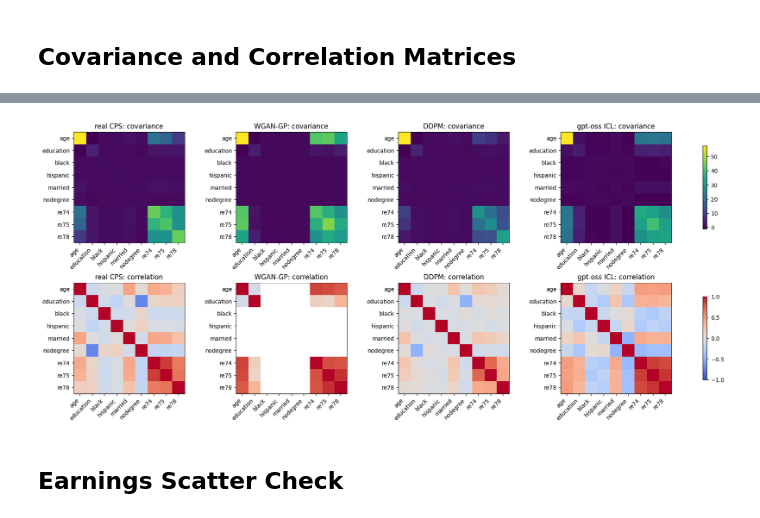
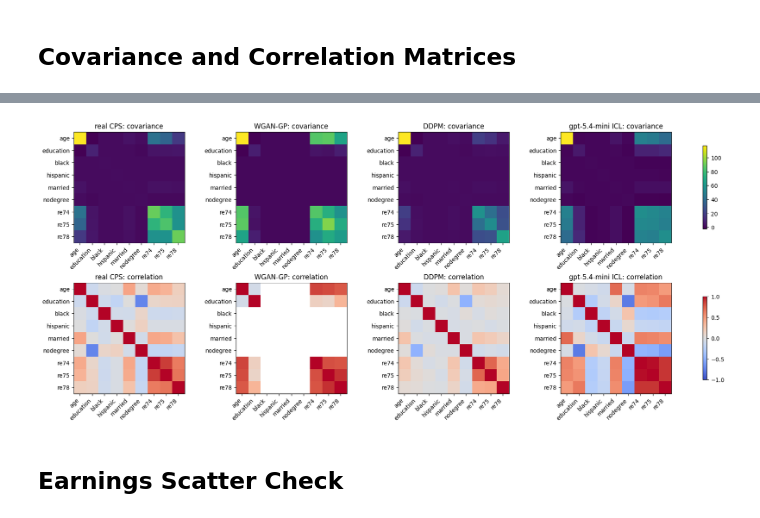
Before and after one commit to apoorvalal/torchonometrics, a Jupyter notebook: nb/lalonde_cps_simdgp_application.ipynb, the cells around one changed output, grey strips where cells are left out. Drawn from its saved outputs; the diff is of its cells as text; code cells hidden in the pictures.

Commit message:
Switch CPS ICL notebook to gpt-5.4-mini API

```diff
--- a/nb/lalonde_cps_simdgp_application.ipynb
+++ b/nb/lalonde_cps_simdgp_application.ipynb
@@ -499,30 +537,30 @@ matrix_distance_table()
 # %%
 plot_sets = [("real CPS", real), ("WGAN-GP", wgan_df), ("DDPM", ddpm_df)]
 if gptoss_df is not None:
-    plot_sets.append(("gpt-oss ICL", gptoss_df))
+    plot_sets.append(("gpt-5.4-mini ICL", gptoss_df))
 
 fig, axes = plt.subplots(2, len(plot_sets), figsize=(4.4 * len(plot_sets), 7.5), constrained_layout=True)
 if len(plot_sets) == 1:
     axes = np.asarray(axes).reshape(2, 1)
 
 for j, (name, df) in enumerate(plot_sets):
     cov = covariance_matrix(df)
     corr = correlation_matrix(df)
     im0 = axes[0, j].imshow(cov, cmap="viridis")
     axes[0, j].set_title(f"{name}: covariance")
     im1 = axes[1, j].imshow(corr, cmap="coolwarm", vmin=-1, vmax=1)
     axes[1, j].set_title(f"{name}: correlation")
     for ax in axes[:, j]:
         ax.set_xticks(range(len(matrix_columns)))
         ax.set_xticklabels(matrix_columns, rotation=45, ha="right")
         ax.set_yticks(range(len(matrix_columns)))
         ax.set_yticklabels(matrix_columns)
 
 fig.colorbar(im0, ax=axes[0, :], shrink=0.75, location="right")
 fig.colorbar(im1, ax=axes[1, :], shrink=0.75, location="right")
 plt.show()
 # %% [output]
-[figure, old version]
+[figure, new version]
 # %% [markdown]
 ## Earnings Scatter Check
 # %%
```
Also changed, not shown: parts of 8 cells of this notebook.
